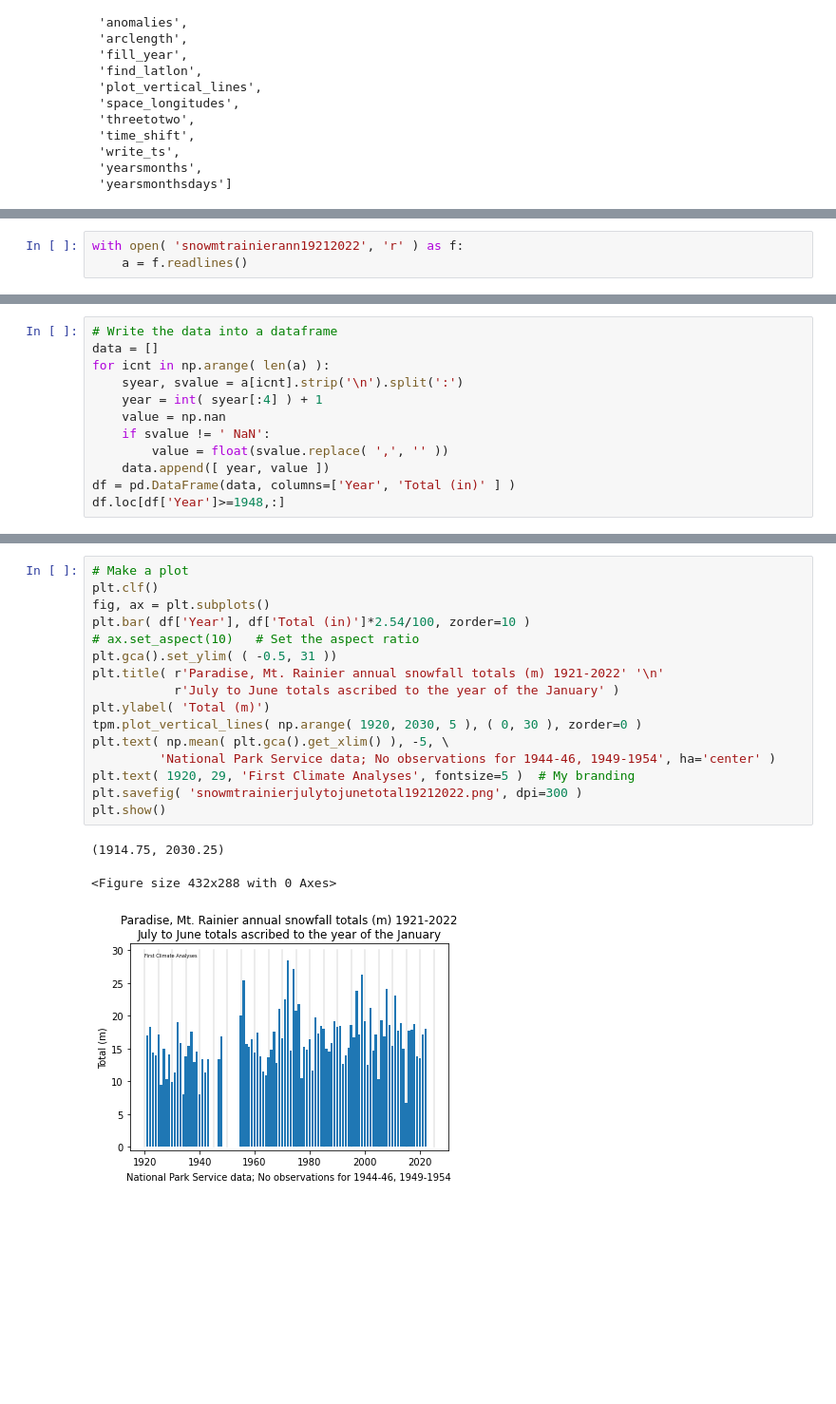
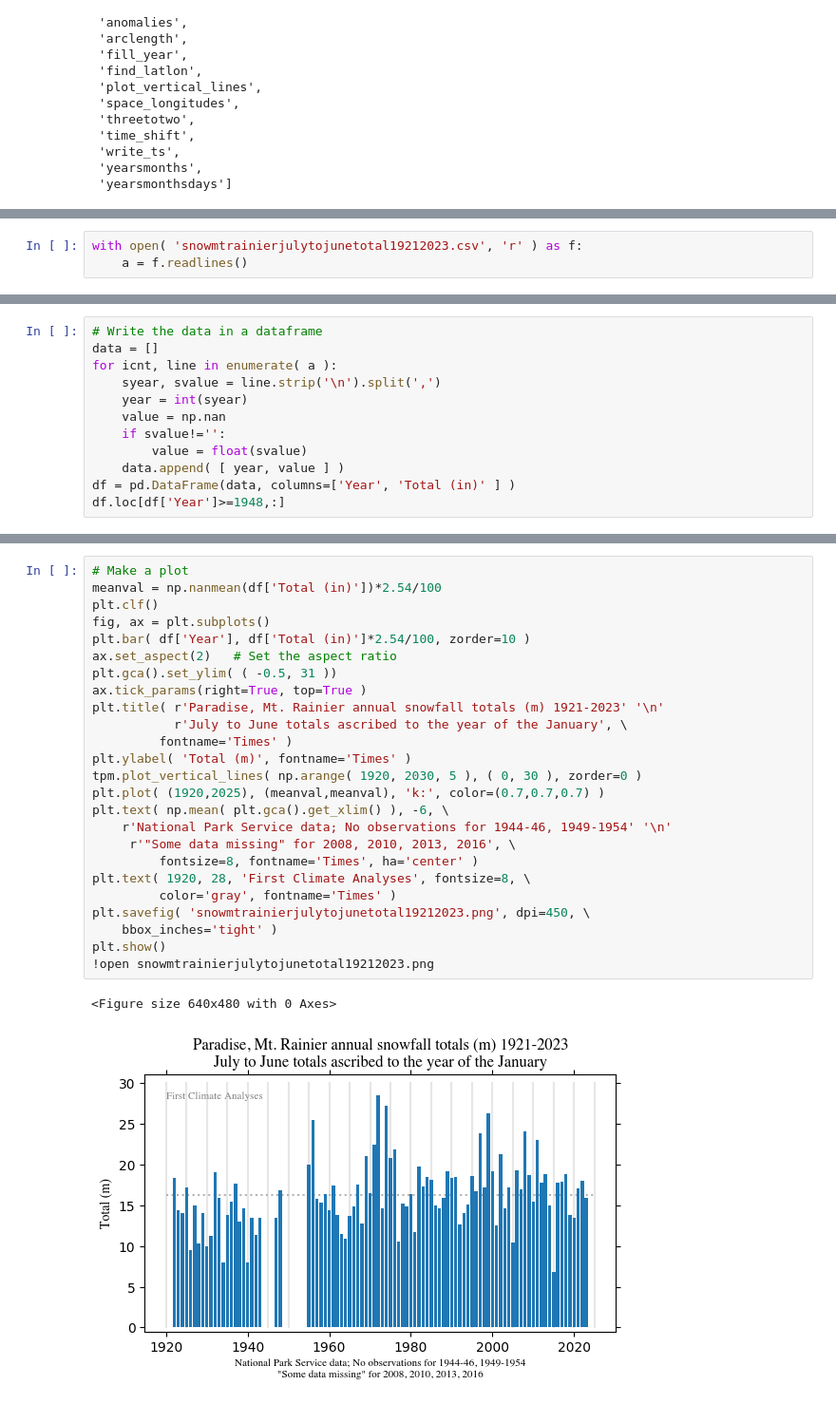
Before and after one commit to ToddMitchellGH/Mt-Rainier-snowfall, a Jupyter notebook: work.ipynb, the cells around one changed output, grey strips where cells are left out. Shown at 95% size. Cells and saved outputs as stored; diff of their text form; blank space fills up the shorter version.

```diff
--- a/work.ipynb
+++ b/work.ipynb
@@ -53,5 +57,5 @@ total 256
 # %%
-with open( 'snowmtrainierann19212022', 'r' ) as f:
+with open( 'snowmtrainierjulytojunetotal19212023.csv', 'r' ) as f:
     a = f.readlines()
 # %%
 a
@@ -80,15 +84,15 @@ len(a)
 # %% [output]
 102
 # %%
-# Write the data into a dataframe
+# Write the data in a dataframe
 data = []
-for icnt in np.arange( len(a) ):
-    syear, svalue = a[icnt].strip('\n').split(':')
-    year = int( syear[:4] ) + 1
+for icnt, line in enumerate( a ):
+    syear, svalue = line.strip('\n').split(',')
+    year = int(syear)
     value = np.nan
-    if svalue != ' NaN':
-        value = float(svalue.replace( ',', '' ))
-    data.append([ year, value ])
+    if svalue!='':
+        value = float(svalue)
+    data.append( [ year, value ] )
 df = pd.DataFrame(data, columns=['Year', 'Total (in)' ] )
 df.loc[df['Year']>=1948,:]
 # %% [output]
@@ -123,21 +131,29 @@ df.loc[np.where( np.isnan(df['Total (in)']) )[0],'Year']
 Name: Year, dtype: int64
 # %%
 # Make a plot
+meanval = np.nanmean(df['Total (in)'])*2.54/100
 plt.clf()
 fig, ax = plt.subplots()
 plt.bar( df['Year'], df['Total (in)']*2.54/100, zorder=10 )
-# ax.set_aspect(10)   # Set the aspect ratio
+ax.set_aspect(2)   # Set the aspect ratio
 plt.gca().set_ylim( ( -0.5, 31 ))
-plt.title( r'Paradise, Mt. Rainier annual snowfall totals (m) 1921-2022' '\n'
-           r'July to June totals ascribed to the year of the January' )
-plt.ylabel( 'Total (m)')
+ax.tick_params(right=True, top=True )
+plt.title( r'Paradise, Mt. Rainier annual snowfall totals (m) 1921-2023' '\n'
+           r'July to June totals ascribed to the year of the January', \
+         fontname='Times' )
+plt.ylabel( 'Total (m)', fontname='Times' )
 tpm.plot_vertical_lines( np.arange( 1920, 2030, 5 ), ( 0, 30 ), zorder=0 )
-plt.text( np.mean( plt.gca().get_xlim() ), -5, \
-         'National Park Service data; No observations for 1944-46, 1949-1954', ha='center' )
-plt.text( 1920, 29, 'First Climate Analyses', fontsize=5 )  # My branding
-plt.savefig( 'snowmtrainierjulytojunetotal19212022.png', dpi=300 )
+plt.plot( (1920,2025), (meanval,meanval), 'k:', color=(0.7,0.7,0.7) )
+plt.text( np.mean( plt.gca().get_xlim() ), -6, \
+    r'National Park Service data; No observations for 1944-46, 1949-1954' '\n'
+     r'"Some data missing" for 2008, 2010, 2013, 2016', \
+         fontsize=8, fontname='Times', ha='center' )
+plt.text( 1920, 28, 'First Climate Analyses', fontsize=8, \
+         color='gray', fontname='Times' )
+plt.savefig( 'snowmtrainierjulytojunetotal19212023.png', dpi=450, \
+    bbox_inches='tight' )
 plt.show()
+!open snowmtrainierjulytojunetotal19212023.png
 # %% [output]
-(1914.75, 2030.25)
+<Figure size 640x480 with 0 Axes>
-<Figure size 432x288 with 0 Axes>
-[figure, old version]
+[figure, new version]
```
Also changed, not shown: parts of 11 cells of this notebook.
